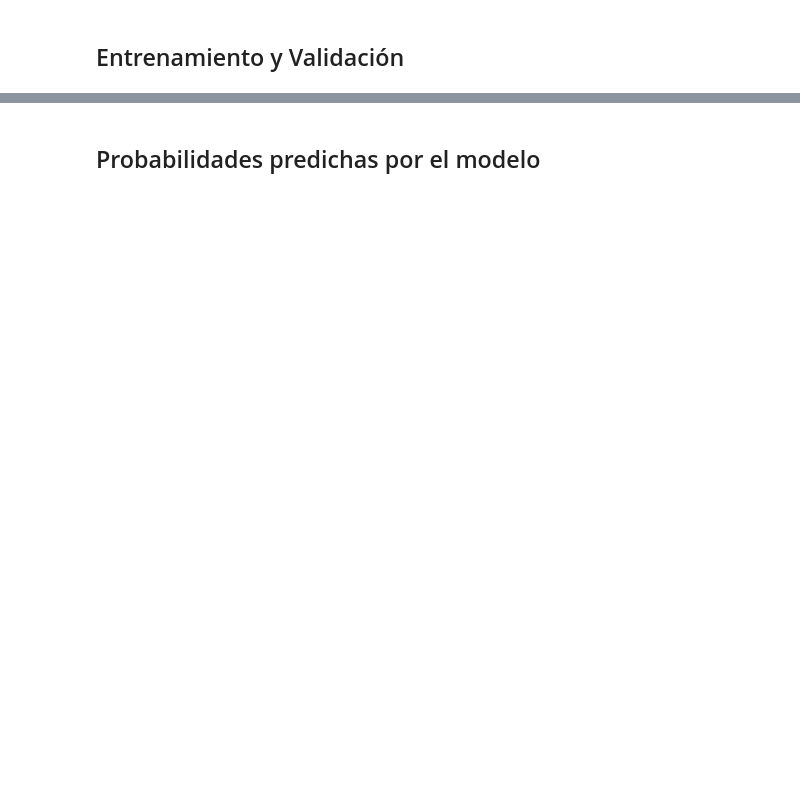
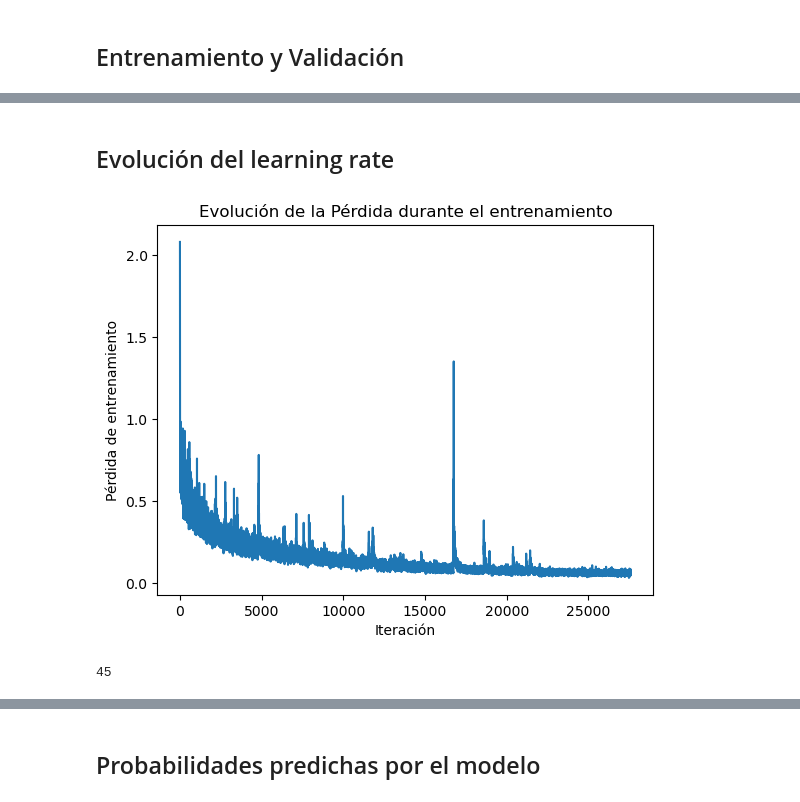
Before and after one commit to CarlosM2807/TrabajoFindeGrado2023-2024, a Jupyter notebook: new_tfg.ipynb, the cells around one changed output, grey strips where cells are left out. Drawn from its saved outputs; the diff is of its cells as text; code cells hidden in the pictures; blank space fills up the shorter version.

```diff
--- a/new_tfg.ipynb
+++ b/new_tfg.ipynb
@@ -50,8 +77,8 @@ train_dataset = UNetDataset(train_img_folder, train_label_folder)
 test_dataset = UNetDataset(test_img_folder, test_label_folder)
 # %%
 # Creacion de los lotes
-train_loader = DataLoader(train_dataset, batch_size=tam_lote, shuffle=True)
-test_loader = DataLoader(test_dataset, batch_size=tam_lote, shuffle=True)
+train_loader = DataLoader(train_dataset, batch_size=tam_lote, shuffle=True, num_workers= 8)
+test_loader = DataLoader(test_dataset, batch_size=tam_lote, shuffle=True, num_workers= 8)
 # %%
 # Vemos los lotes que tenemos
 print("Tenemos ", len(train_loader), " lotes de ", tam_lote, " imágenes para train")
@@ -142,0 +169,15 @@ UNet(
+# %%
+device = torch.device('cuda' if torch.cuda.is_available() else "cpu")
+print(device,"\n")
+
+# Nº clases de salida son 5 los objetos a identificar: agua, vegetacion, obstaculo, movimiento y zona aterrizable
+out_classes = 5
+
+# U-NET Model build
+unet_model = UNet(out_classes)
+
+# Inicialización de pesos al modelo
+unet_model.apply(init_weights)
+
+# Movemos el modelo a la gpu
+unet_model = unet_model.to(device)
@@ -226,0 +340,24 @@ El tiempo de entrenamiento del modelo son:  939.8690075119337  minutos
+# %% [markdown]
+## Evolución del learning rate
+# %%
+# Crear una figura y un eje
+fig, ax = plt.subplots()
+
+# Trazar los learning rates
+ax.plot(total_losses)
+
+# Establecer el título y las etiquetas de los ejes
+ax.set_title('Evolución de la Pérdida durante el entrenamiento')
+ax.set_xlabel('Iteración')
+ax.set_ylabel('Pérdida de entrenamiento')
+
+plt.savefig('metrics/loss_train/last_try.png')
+
+# Mostrar la gráfica
+plt.show()
+# %% [output]
+[figure, added]
+# %%
+print(cont_epochs)
+# %% [output]
+45
```
Also changed, not shown: parts of 77 cells of this notebook, 36 other files.
